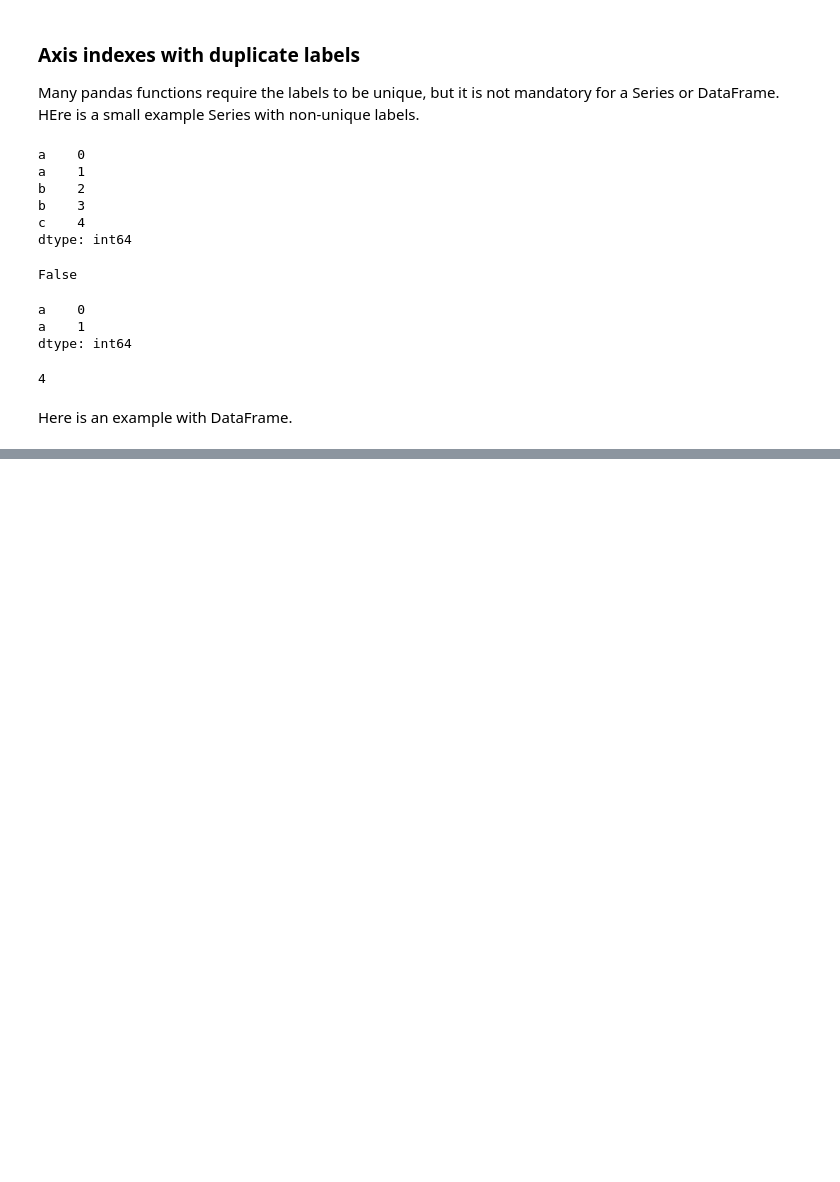
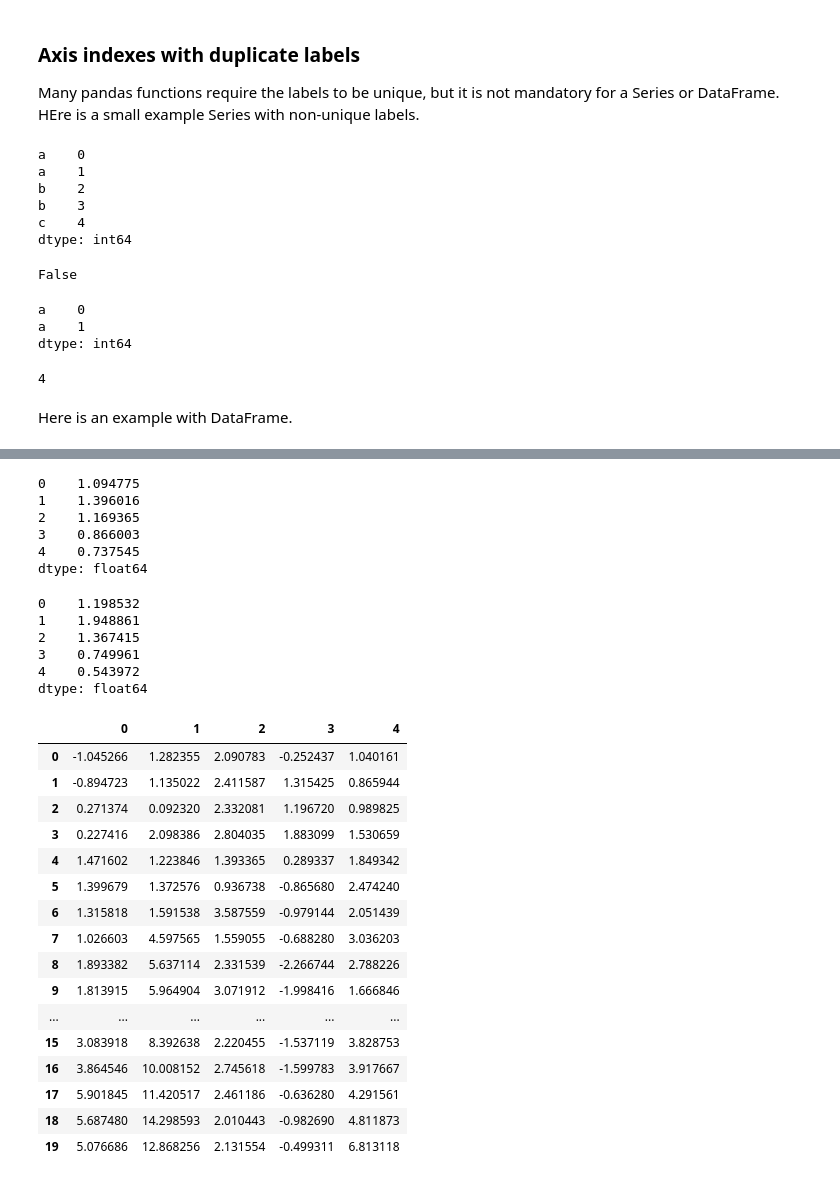
Before and after one commit to jhrcook/100DaysOfPython, a Jupyter notebook: PythonForDataAnalysis/pfda_ch5.ipynb, the cells around one changed output, grey strips where cells are left out. Drawn from its saved outputs; the diff is of its cells as text; code cells hidden in the pictures; blank space fills up the shorter version.

```diff
--- a/PythonForDataAnalysis/pfda_ch5.ipynb
+++ b/PythonForDataAnalysis/pfda_ch5.ipynb
@@ -1249,0 +1432,38 @@ df.loc['b']
+# %%
+df.std()
+# %% [output]
+0    1.094775
+1    1.396016
+2    1.169365
+3    0.866003
+4    0.737545
+dtype: float64
+# %%
+df.var()
+# %% [output]
+0    1.198532
+1    1.948861
+2    1.367415
+3    0.749961
+4    0.543972
+dtype: float64
+# %%
+df.cumsum()
+# %% [output]
+|  | 0 | 1 | 2 | 3 | 4 |
+| 0 | -1.045266 | 1.282355 | 2.090783 | -0.252437 | 1.040161 |
+| 1 | -0.894723 | 1.135022 | 2.411587 | 1.315425 | 0.865944 |
+| 2 | 0.271374 | 0.092320 | 2.332081 | 1.196720 | 0.989825 |
+| 3 | 0.227416 | 2.098386 | 2.804035 | 1.883099 | 1.530659 |
+| 4 | 1.471602 | 1.223846 | 1.393365 | 0.289337 | 1.849342 |
+| 5 | 1.399679 | 1.372576 | 0.936738 | -0.865680 | 2.474240 |
+| 6 | 1.315818 | 1.591538 | 3.587559 | -0.979144 | 2.051439 |
+| 7 | 1.026603 | 4.597565 | 1.559055 | -0.688280 | 3.036203 |
+| 8 | 1.893382 | 5.637114 | 2.331539 | -2.266744 | 2.788226 |
+| 9 | 1.813915 | 5.964904 | 3.071912 | -1.998416 | 1.666846 |
+| ... | ... | ... | ... | ... | ... |
+| 15 | 3.083918 | 8.392638 | 2.220455 | -1.537119 | 3.828753 |
+| 16 | 3.864546 | 10.008152 | 2.745618 | -1.599783 | 3.917667 |
+| 17 | 5.901845 | 11.420517 | 2.461186 | -0.636280 | 4.291561 |
+| 18 | 5.687480 | 14.298593 | 2.010443 | -0.982690 | 4.811873 |
+| 19 | 5.076686 | 12.868256 | 2.131554 | -0.499311 | 6.813118 |
```
Also changed, not shown: parts of 46 cells of this notebook, 2 other files.
